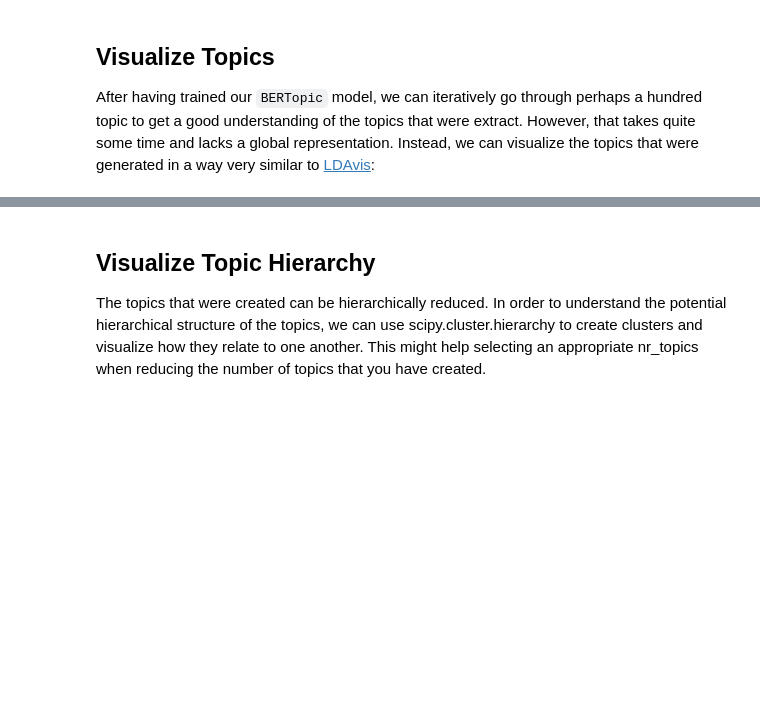
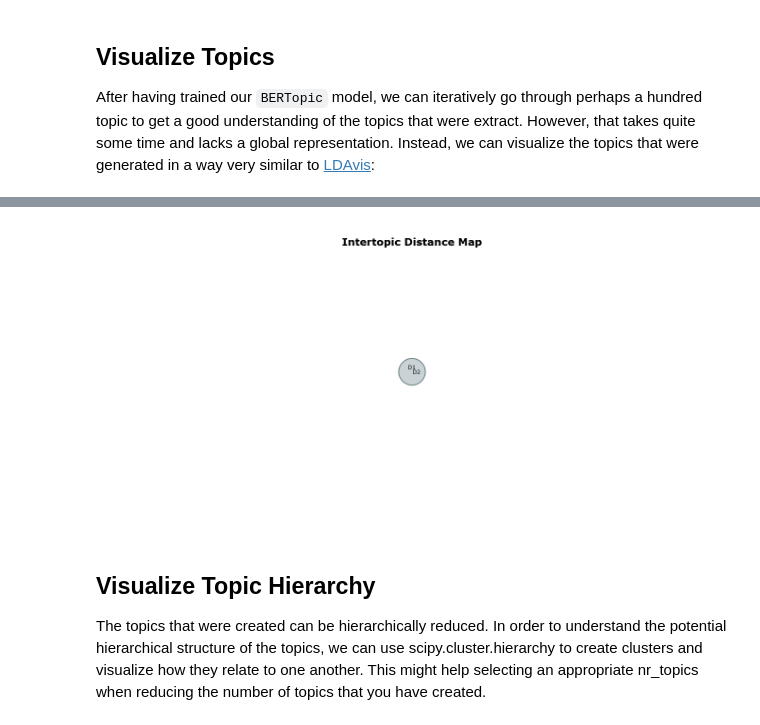
Before and after one commit to dennislamcv1/UniofColText, a Jupyter notebook: Unsupervised Text Classification for Marketing Analytics/MSDSTopicModel_Lab3_BERTopic.ipynb, the cells around one changed output, grey strips where cells are left out. Saved outputs shown, nothing was run; the diff lists cells and outputs as text; code cells hidden in the pictures; blank space fills up the shorter version.

```diff
--- a/Unsupervised Text Classification for Marketing Analytics/MSDSTopicModel_Lab3_BERTopic.ipynb
+++ b/Unsupervised Text Classification for Marketing Analytics/MSDSTopicModel_Lab3_BERTopic.ipynb
@@ -41,7 +39,7 @@ Recall that in Lab 1 you created a data structure of top Nike reviews and then s
 Run the following code to load the texts of the top reviews into a list:
 # %%
 texts = []
-with open("drive/MyDrive/MSDS_Lab1_TopReviews.jsonl") as top_reviews_file:
+with open("MSDS_Lab1_TopReviews.jsonl") as top_reviews_file:
     for review in top_reviews_file:
         data = json.loads(review)
         texts.append(data["reviewText"])
@@ -88,0 +102,5 @@ topic_model.visualize_topics()
+# %%
+# Visualize the topics
+# Ensure topics are valid integer indices
+all_topics = topic_model.get_topics()
+valid_topics = [topic for topic in all_topics.keys() if topic == -1]  # Exclude the outlier topic -1
@@ -88,0 +145,4 @@ topic_model.visualize_topics()
+# %%
+# Visualize the topics with explicit indices
+topic_model.visualize_topics(topics=valid_topics)
+# %% [output]
@@ -89,3 +150,4 @@ topic_model.visualize_topics()
+[figure, added]
 # %% [markdown]
 ## Visualize Topic Hierarchy
 
```
Also changed, not shown: parts of 11 cells of this notebook, 3 other files.
